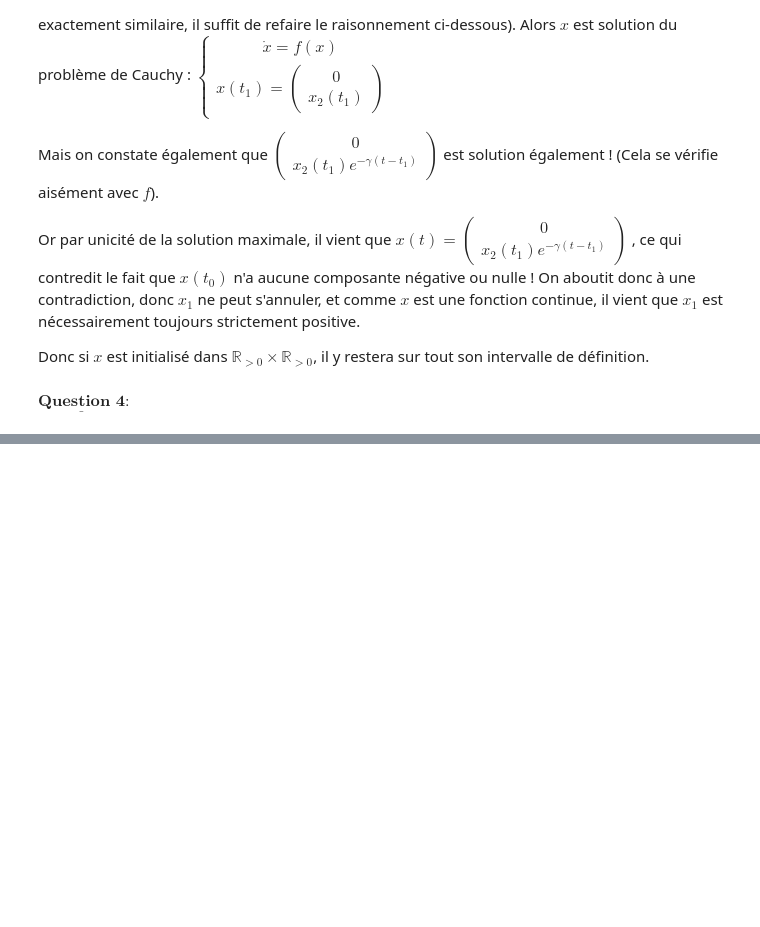
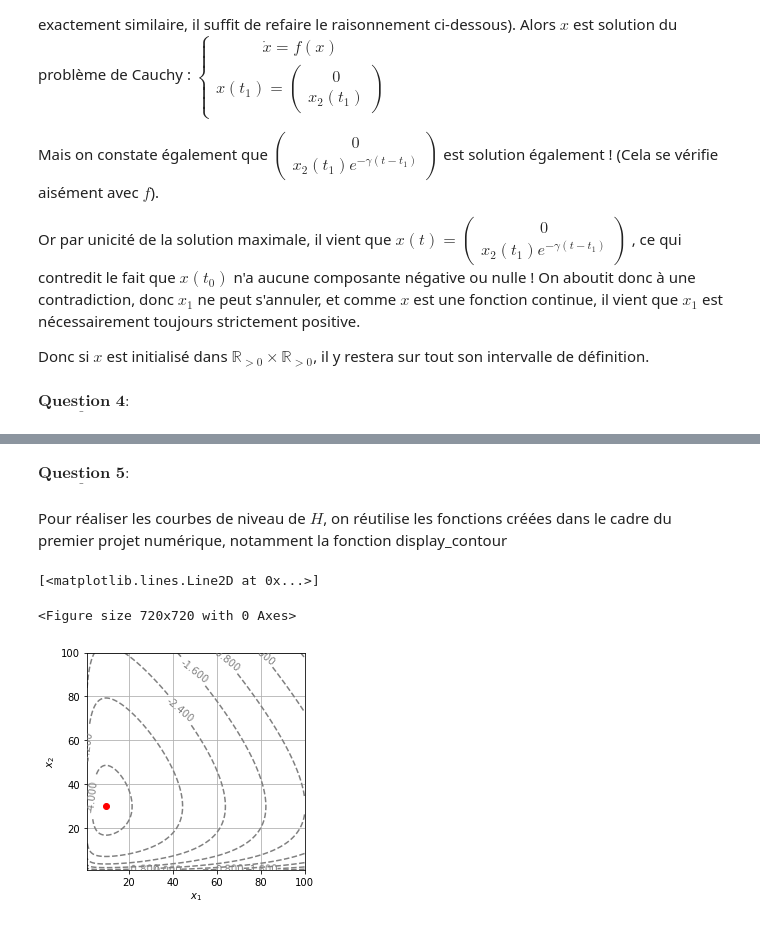
Before and after one commit to pachyvictor/projetmaths, a Jupyter notebook: proj_equadiffs.ipynb, the cells around one changed output, grey strips where cells are left out. Saved outputs shown, nothing was run; the diff lists cells and outputs as text; code cells hidden in the pictures; blank space fills up the shorter version.

Commit message:
Questions 6 à 8

```diff
--- a/proj_equadiffs.ipynb
+++ b/proj_equadiffs.ipynb
@@ -1,14 +1,16 @@
 # %%
 import numpy as np
 
-alpha = 5
-beta = 1
-gamma = 5
-delta = 1
+alpha = 1.5
+beta = 0.05
+gama = 0.48
+delta = 0.05
 
 import matplotlib.pyplot as plt
 
 import scipy.integrate
+
+from math import*
 # %% [markdown]
 $\underline{\textbf{Question 1}} : $
 # %% [markdown]
@@ -117,3 +116,36 @@ Ainsi, on définit la fonction $V(x) = H(x) - H(\bar{x})$ qui vérifie les propr
 - Et $\langle \nabla V(x(t)),f(x(t))\rangle = \frac{dV}{dx}(x(t)) \times \dot{x}(t) = \frac{dV}{dt} = 0$
 
 $V$ est donc une fonction de Lyapunov pour le point $\bar{x}$ ! Par la caractérisation de Lyapunov, nous pouvons enfin affirmer que le point $\bar{x}$ est stable.
+# %% [markdown]
+$\underline{\textbf{Question 5}} : $
+# %% [markdown]
+Pour réaliser les courbes de niveau de $H$, on réutilise les fonctions créées dans le cadre du premier projet numérique, notamment la fonction display_contour
+# %%
+def display_contour(f, x, y, levels):
+    X, Y = np.meshgrid(x, y)
+    Z = f(X, Y)
+    fig, ax = plt.subplots()
+    contour_set = plt.contour(
+        X, Y, Z, colors="grey", linestyles="dashed",
+        levels=levels
+    )
+    ax.clabel(contour_set)
+    plt.grid(True)
+    plt.xlabel("$x_1$")
+    plt.ylabel("$x_2$")
+    plt.gca().set_aspect("equal")
+
+
+def H(x1, x2):
+    return delta * x1 - gama *np.log(x1) + beta*x2 - alpha*np.log(x2)
+
+
+plt.figure(figsize=(10,10))
+x1 = np.linspace(1, 100, 1001)
+x2 = np.linspace(1, 100, 1001)
+display_contour(H, x1, x2, levels=10)
+plt.plot(gama/delta, alpha/beta, 'ro' )
+# %% [output]
+[<matplotlib.lines.Line2D at 0x...>]
+<Figure size 720x720 with 0 Axes>
+[figure, added]
```
Also changed, not shown: parts of 22 cells of this notebook.
